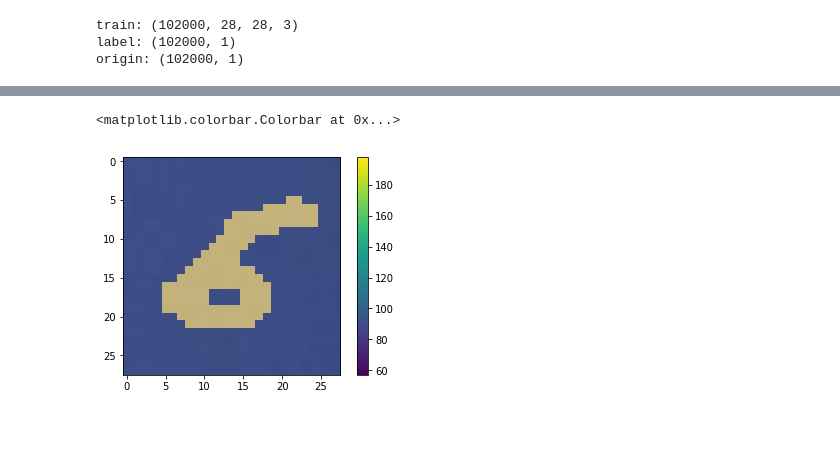
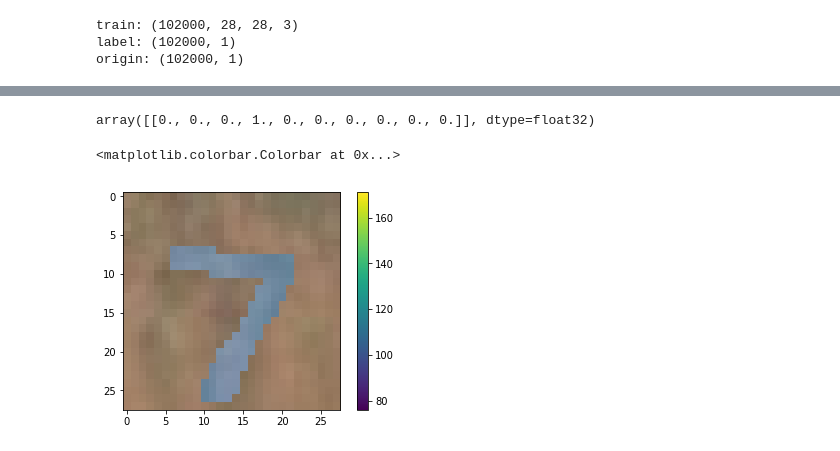
Before and after one commit to jaehwi0823/DANN, a Jupyter notebook: MNIST_DANN_TF2.ipynb, the cells around one changed output, grey strips where cells are left out. Drawn from its saved outputs; the diff is of its cells as text; code cells hidden in the pictures.

```diff
--- a/MNIST_DANN_TF2.ipynb
+++ b/MNIST_DANN_TF2.ipynb
@@ -38,3 +34,6 @@ train = (train-pixel_mean) / 255.
+# %%
+mnist_test = mnist_test / 255.
+mnistm_test = mnistm_test / 255.
 # %%
 print("train: {}".format(train.shape))
 print("label: {}".format(labels.shape))
@@ -53,6 +180,11 @@ plt.colorbar()
+# %%
+dann.class_model(mnistm_test[:1].astype(np.float32)).numpy()
+# %% [output]
+array([[0., 0., 0., 1., 0., 0., 0., 0., 0., 0.]], dtype=float32)
 # %%
-plt.imshow(mnistm_train[0])
+plt.figure()
+plt.imshow(mnistm_test[0])
 plt.colorbar()
 # %% [output]
 <matplotlib.colorbar.Colorbar at 0x...>
-[figure, old version]
+[figure, new version]
```
Also changed, not shown: parts of 27 cells of this notebook.
